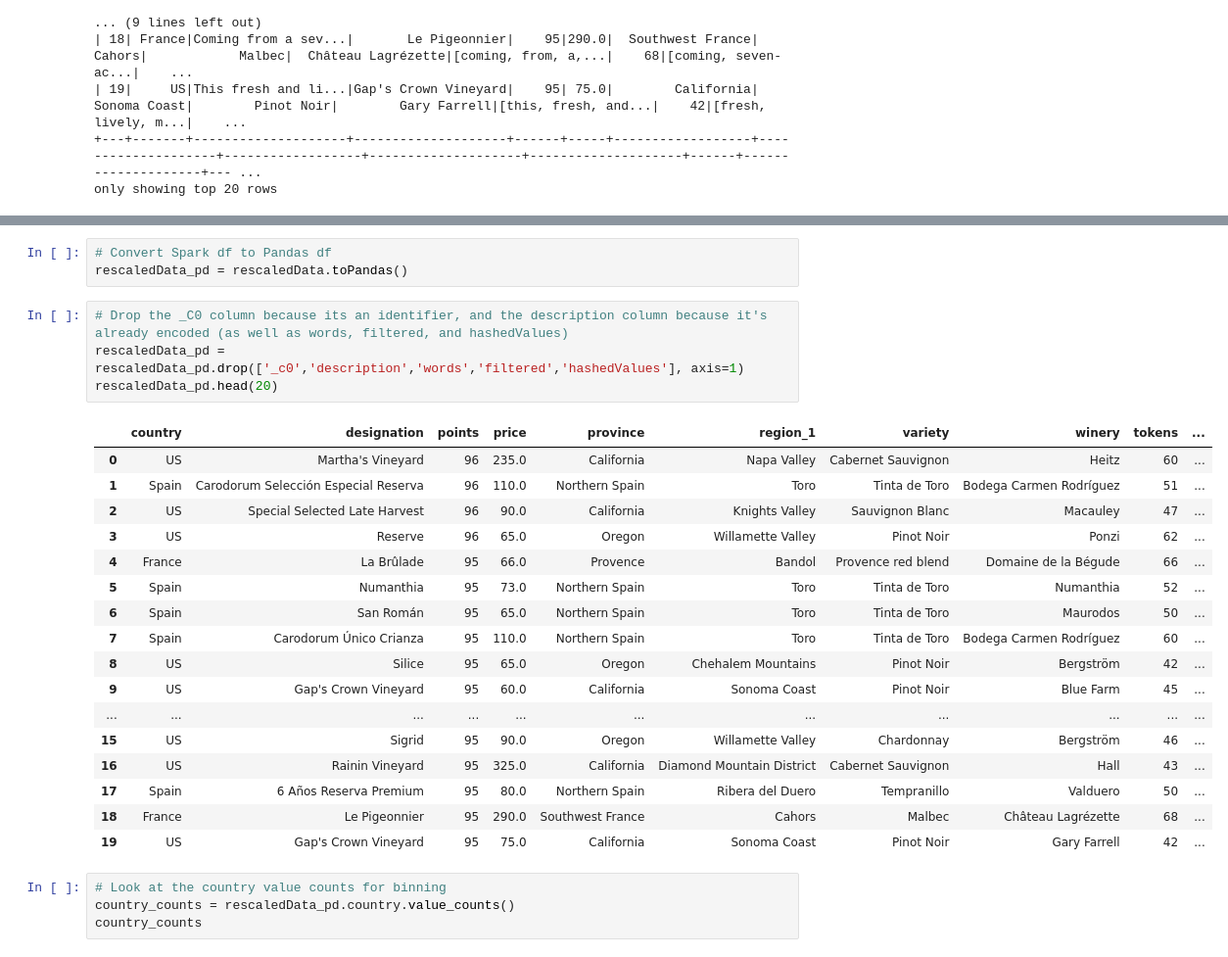
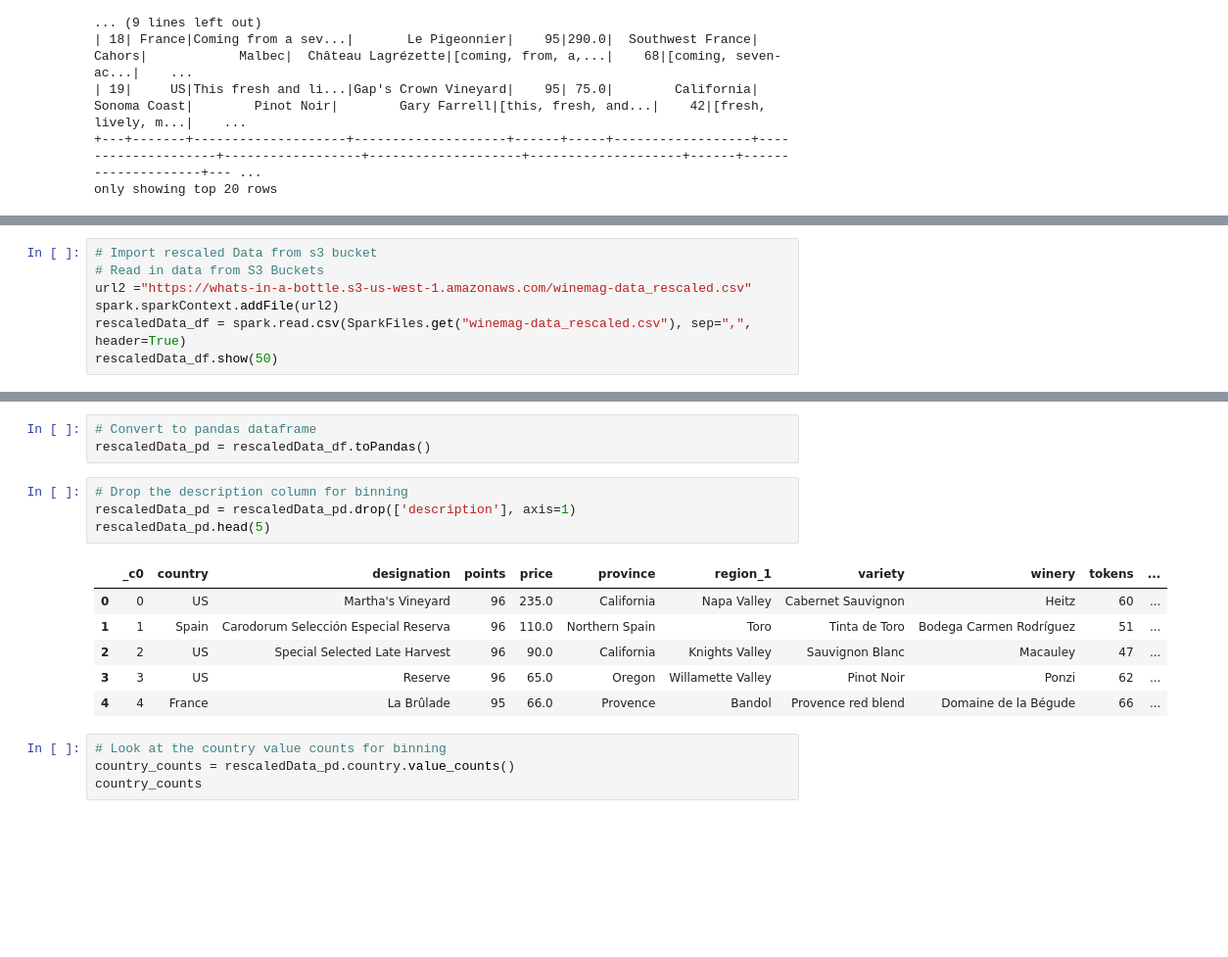
Before and after one commit to arahogc/Whats_In_A_Bottle, a Jupyter notebook: winemag_data_preprocessing.ipynb, the cells around one changed output, grey strips where cells are left out. Shown at 98% size. Saved outputs shown, nothing was run; the diff lists cells and outputs as text; blank space fills up the shorter version.

```diff
--- a/winemag_data_preprocessing.ipynb
+++ b/winemag_data_preprocessing.ipynb
@@ -577,0 +625,7 @@ rescaledData.dtypes
+# %%
+# Import rescaled Data from s3 bucket
+# Read in data from S3 Buckets
+url2 ="https://whats-in-a-bottle.s3-us-west-1.amazonaws.com/winemag-data_rescaled.csv"
+spark.sparkContext.addFile(url2)
+rescaledData_df = spark.read.csv(SparkFiles.get("winemag-data_rescaled.csv"), sep=",", header=True)
+rescaledData_df.show(50)
@@ -578,28 +650,17 @@ rescaledData.dtypes
 # %%
-# Convert Spark df to Pandas df
-rescaledData_pd = rescaledData.toPandas()
+# Convert to pandas dataframe
+rescaledData_pd = rescaledData_df.toPandas()
 # %%
-# Drop the _C0 column because its an identifier, and the description column because it's already encoded (as well as words, filtered, and hashedValues)
-rescaledData_pd = rescaledData_pd.drop(['_c0','description','words','filtered','hashedValues'], axis=1)
-rescaledData_pd.head(20)
+# Drop the description column for binning
+rescaledData_pd = rescaledData_pd.drop(['description'], axis=1)
+rescaledData_pd.head(5)
 # %% [output]
-|  | country | designation | points | price | province | region_1 | variety | winery | tokens | ... |
-| 0 | US | Martha's Vineyard | 96 | 235.0 | California | Napa Valley | Cabernet Sauvignon | Heitz | 60 | ... |
-| 1 | Spain | Carodorum Selección Especial Reserva | 96 | 110.0 | Northern Spain | Toro | Tinta de Toro | Bodega Carmen Rodríguez | 51 | ... |
-| 2 | US | Special Selected Late Harvest | 96 | 90.0 | California | Knights Valley | Sauvignon Blanc | Macauley | 47 | ... |
-| 3 | US | Reserve | 96 | 65.0 | Oregon | Willamette Valley | Pinot Noir | Ponzi | 62 | ... |
-| 4 | France | La Brûlade | 95 | 66.0 | Provence | Bandol | Provence red blend | Domaine de la Bégude | 66 | ... |
-| 5 | Spain | Numanthia | 95 | 73.0 | Northern Spain | Toro | Tinta de Toro | Numanthia | 52 | ... |
-| 6 | Spain | San Román | 95 | 65.0 | Northern Spain | Toro | Tinta de Toro | Maurodos | 50 | ... |
-| 7 | Spain | Carodorum Único Crianza | 95 | 110.0 | Northern Spain | Toro | Tinta de Toro | Bodega Carmen Rodríguez | 60 | ... |
-| 8 | US | Silice | 95 | 65.0 | Oregon | Chehalem Mountains | Pinot Noir | Bergström | 42 | ... |
-| 9 | US | Gap's Crown Vineyard | 95 | 60.0 | California | Sonoma Coast | Pinot Noir | Blue Farm | 45 | ... |
-| ... | ... | ... | ... | ... | ... | ... | ... | ... | ... | ... |
-| 15 | US | Sigrid | 95 | 90.0 | Oregon | Willamette Valley | Chardonnay | Bergström | 46 | ... |
-| 16 | US | Rainin Vineyard | 95 | 325.0 | California | Diamond Mountain District | Cabernet Sauvignon | Hall | 43 | ... |
-| 17 | Spain | 6 Años Reserva Premium | 95 | 80.0 | Northern Spain | Ribera del Duero | Tempranillo | Valduero | 50 | ... |
-| 18 | France | Le Pigeonnier | 95 | 290.0 | Southwest France | Cahors | Malbec | Château Lagrézette | 68 | ... |
-| 19 | US | Gap's Crown Vineyard | 95 | 75.0 | California | Sonoma Coast | Pinot Noir | Gary Farrell | 42 | ... |
+|  | _c0 | country | designation | points | price | province | region_1 | variety | winery | tokens | ... |
+| 0 | 0 | US | Martha's Vineyard | 96 | 235.0 | California | Napa Valley | Cabernet Sauvignon | Heitz | 60 | ... |
+| 1 | 1 | Spain | Carodorum Selección Especial Reserva | 96 | 110.0 | Northern Spain | Toro | Tinta de Toro | Bodega Carmen Rodríguez | 51 | ... |
+| 2 | 2 | US | Special Selected Late Harvest | 96 | 90.0 | California | Knights Valley | Sauvignon Blanc | Macauley | 47 | ... |
+| 3 | 3 | US | Reserve | 96 | 65.0 | Oregon | Willamette Valley | Pinot Noir | Ponzi | 62 | ... |
+| 4 | 4 | France | La Brûlade | 95 | 66.0 | Provence | Bandol | Provence red blend | Domaine de la Bégude | 66 | ... |
 # %%
 # Look at the country value counts for binning
 country_counts = rescaledData_pd.country.value_counts()
```
Also changed, not shown: parts of 102 cells of this notebook.
